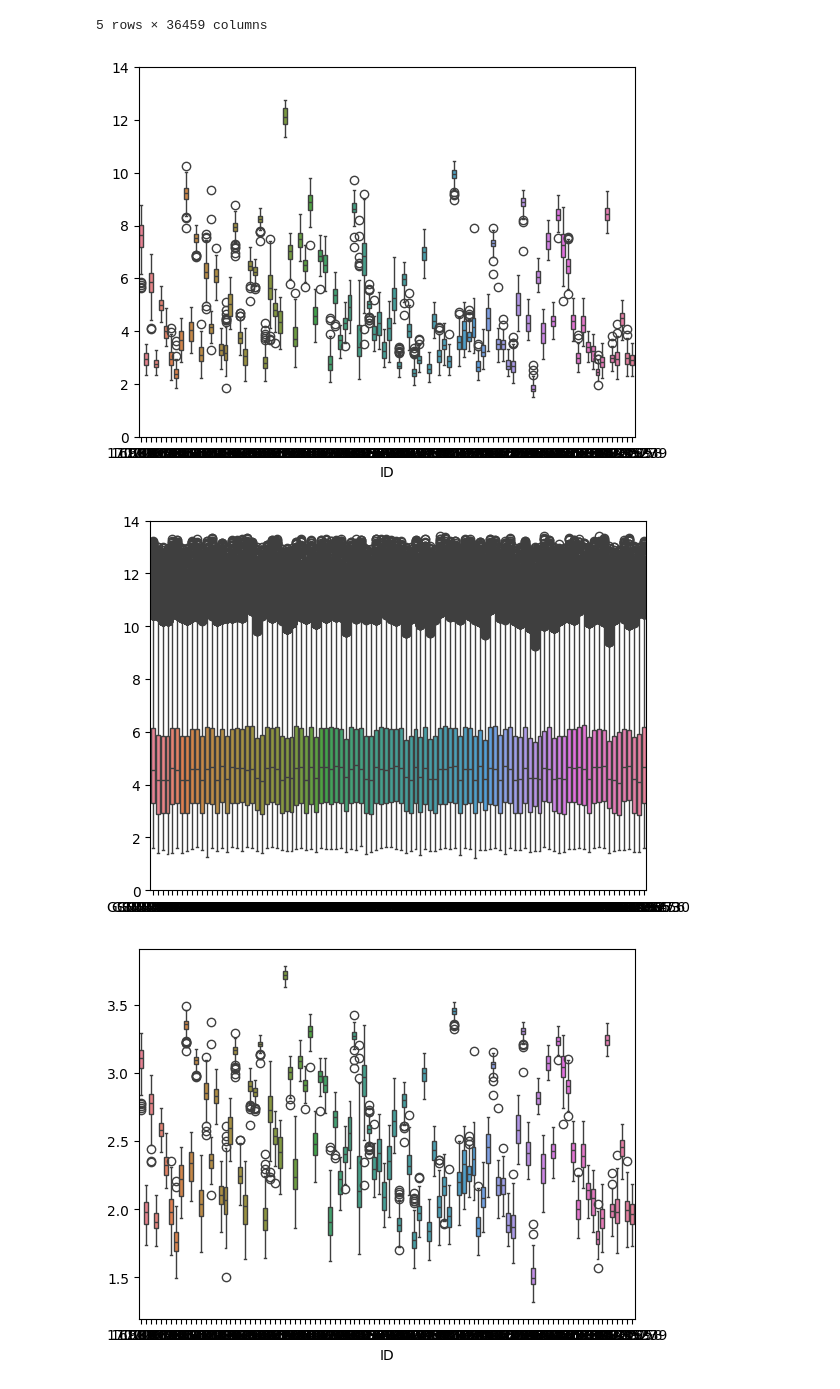
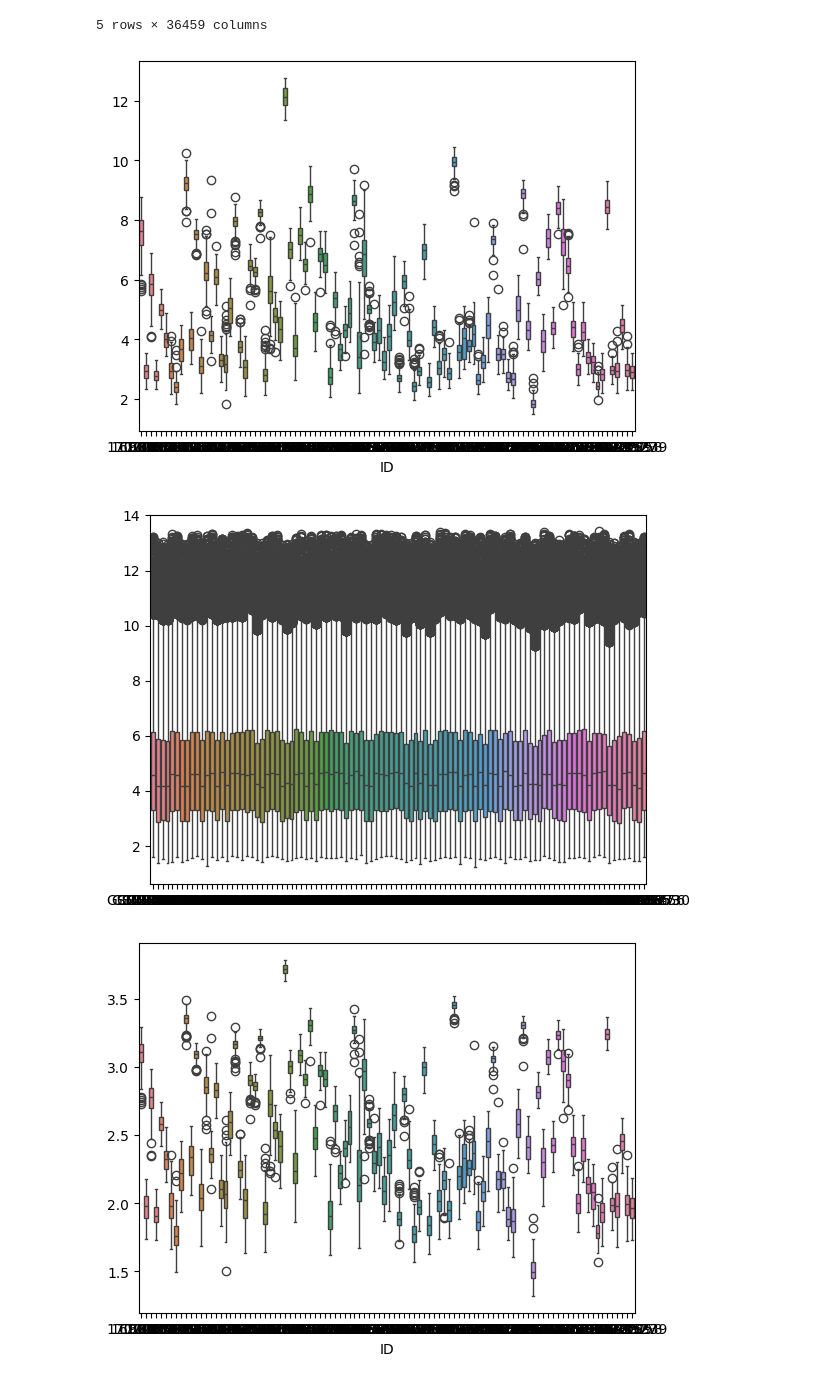
Before and after one commit to LSpeggiorin/TCC, a Jupyter notebook: TCC.ipynb, the cells around one changed output. Saved outputs shown, nothing was run; the diff lists cells and outputs as text; code cells hidden in the pictures.

```diff
--- a/TCC.ipynb
+++ b/TCC.ipynb
@@ -36,7 +24,8 @@ from sklearn.linear_model import LogisticRegression
 # %% [markdown]
 # Data loading
 # %%
-f = open("./GSE123302_series_matrix.txt/GSE123302_series_matrix.txt", "r")
+#f = open("./GSE123302_series_matrix.txt/GSE123302_series_matrix.txt", "r")
+f = open("/content/drive/MyDrive/Laura Speggiorin - TCC/GSE123302_series_matrix.txt/GSE123302_series_matrix.txt", "r")
 
 data = f.readlines()
 
@@ -142,25 +123,25 @@ df_t.head()
 # %%
 # plot dos atributos pre transformação
 plot_df_atr = df_t.sample(100, axis='columns', random_state = 5).columns
 
 sns.boxplot(data=df_t[plot_df_atr].astype("float64"))
 
-plt.ylim(0,14)
+#plt.ylim(0,14)
 
 plt.show()
 
 #plot das instancias pré transformação
 plot_df_ins = df.sample(100, axis='columns', random_state = 5).columns
 
 sns.boxplot(data=df[plot_df_ins].astype("float64"))
-plt.ylim(0,14)
+#plt.ylim(0,14)
 
 plt.show()
 
 
 
 # ------> Colocar legenda nas imagens
 # %% [output]
-[figure, old version]
+[figure, new version]
-[figure, old version]
+[figure, new version]
 # %%
```
Also changed, not shown: parts of 18 cells of this notebook, 1 other file.
